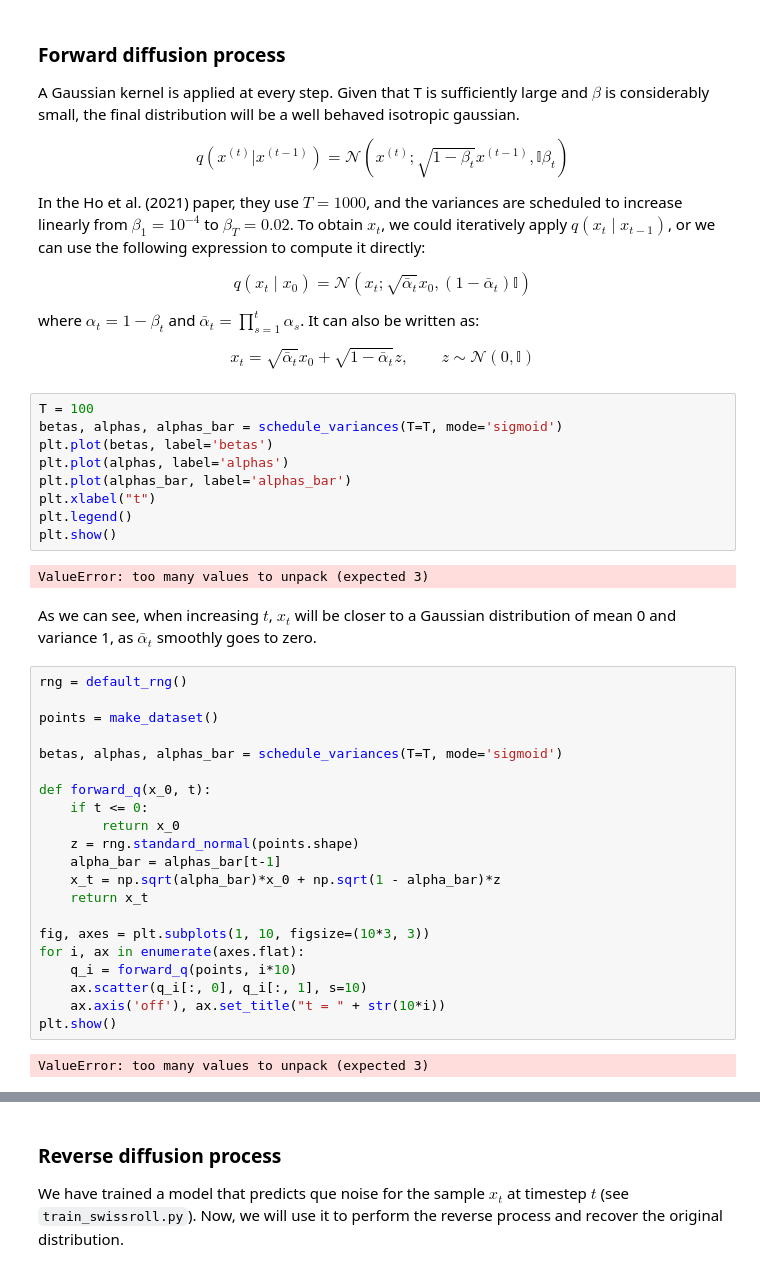
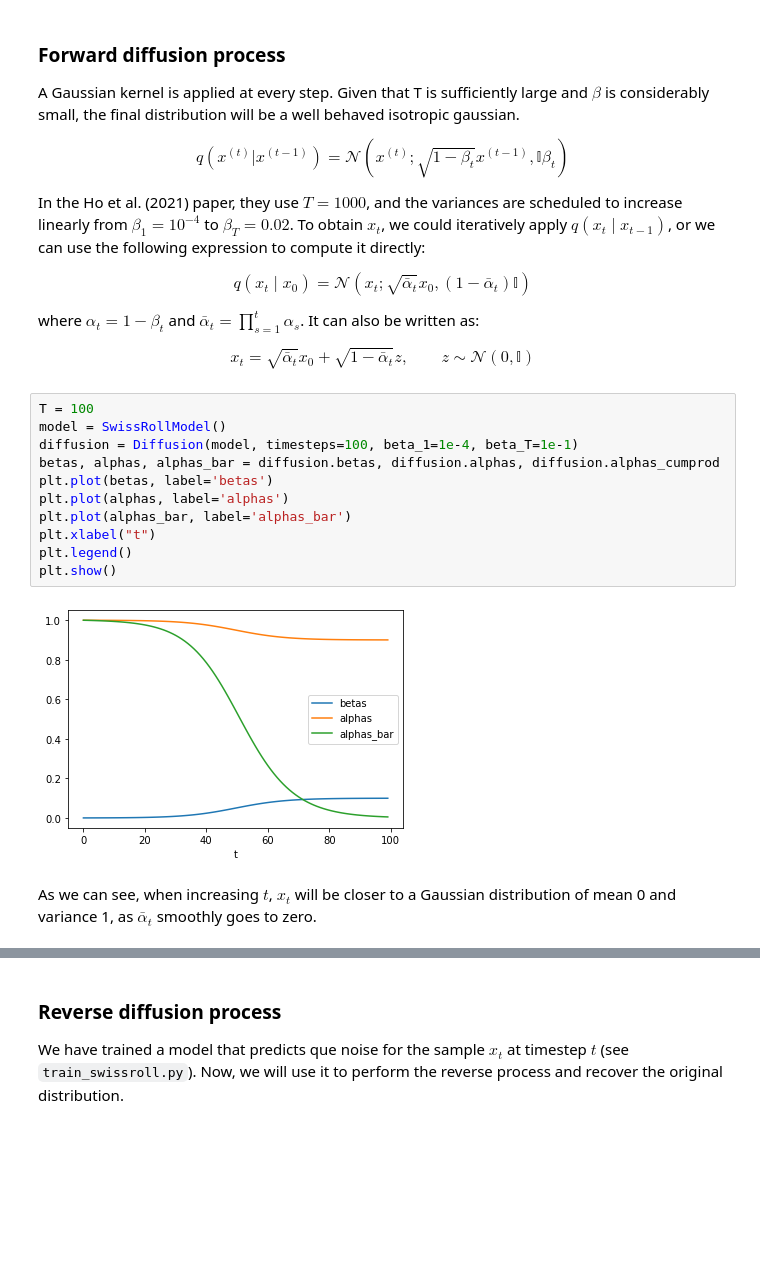
Before and after one commit to jgcarrasco/diffusion, a Jupyter notebook: explore.ipynb, the cells around one changed output, grey strips where cells are left out. Drawn from its saved outputs; the diff is of its cells as text; blank space fills up the shorter version.

Commit message:
Reformatting into diffusion class

```diff
--- a/explore.ipynb
+++ b/explore.ipynb
@@ -50,37 +56,16 @@ where $\alpha _t = 1 - \beta _t$ and $\bar{\alpha} _t = \prod _{s=1}^t \alpha _s
 $$x_t = \sqrt{\bar{\alpha} _t} x_0 + \sqrt{1 - \bar{\alpha} _t}z, \qquad z \sim \mathcal{N}(0, \mathbb{I})$$
 # %%
 T = 100
-betas, alphas, alphas_bar = schedule_variances(T=T, mode='sigmoid')
+model = SwissRollModel()
+diffusion = Diffusion(model, timesteps=100, beta_1=1e-4, beta_T=1e-1)
+betas, alphas, alphas_bar = diffusion.betas, diffusion.alphas, diffusion.alphas_cumprod
 plt.plot(betas, label='betas')
 plt.plot(alphas, label='alphas')
 plt.plot(alphas_bar, label='alphas_bar')
 plt.xlabel("t")
 plt.legend()
 plt.show()
 # %% [output]
-ValueError: too many values to unpack (expected 3)
+[figure, added]
 # %% [markdown]
 As we can see, when increasing $t$, $x_t$ will be closer to a Gaussian distribution of mean 0 and variance 1, as $\bar{ \alpha} _t$ smoothly goes to zero.
-# %%
-rng = default_rng()
-
-points = make_dataset()
-
-betas, alphas, alphas_bar = schedule_variances(T=T, mode='sigmoid')
-
-def forward_q(x_0, t):
-    if t <= 0:
-        return x_0
-    z = rng.standard_normal(points.shape)
-    alpha_bar = alphas_bar[t-1]
-    x_t = np.sqrt(alpha_bar)*x_0 + np.sqrt(1 - alpha_bar)*z
-    return x_t
-
-fig, axes = plt.subplots(1, 10, figsize=(10*3, 3))
-for i, ax in enumerate(axes.flat):
-    q_i = forward_q(points, i*10)
-    ax.scatter(q_i[:, 0], q_i[:, 1], s=10)
-    ax.axis('off'), ax.set_title("t = " + str(10*i))
-plt.show()
-# %% [output]
-ValueError: too many values to unpack (expected 3)
```
Also changed, not shown: parts of 5 cells of this notebook, 2 other files.
